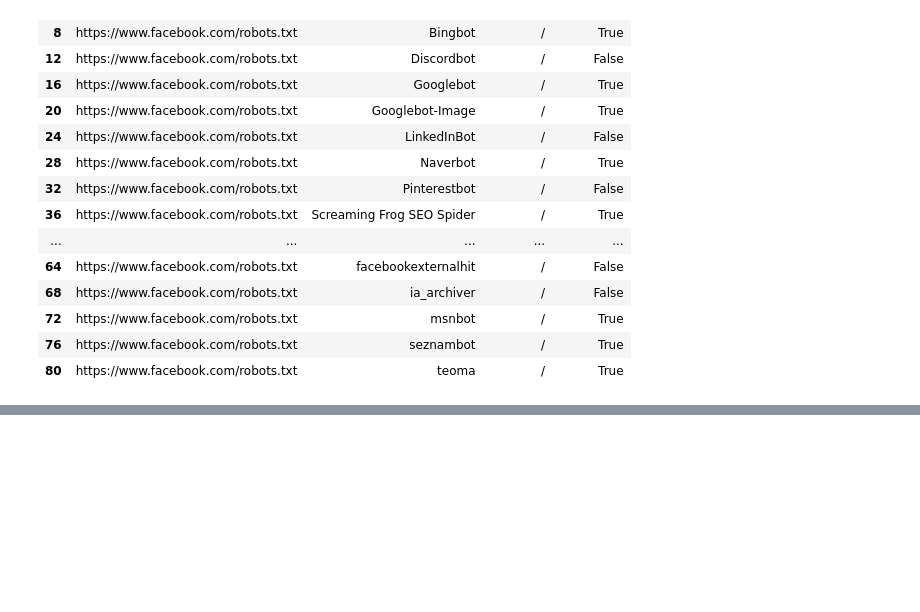
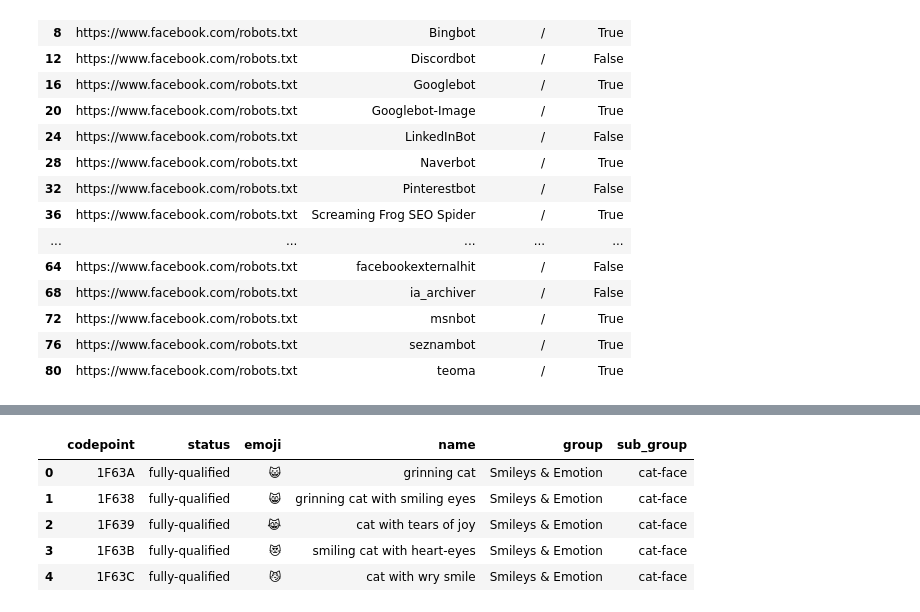
Before and after one commit to georgeyoumansjr/advertools, a Jupyter notebook: useAdvertools/testKeyW.ipynb, the cells around one changed output, grey strips where cells are left out. Cells and saved outputs as stored; diff of their text form; code cells hidden in the pictures; blank space fills up the shorter version.

```diff
--- a/useAdvertools/testKeyW.ipynb
+++ b/useAdvertools/testKeyW.ipynb
@@ -89,0 +191,12 @@ fb_test.query('url_path== "/"')
+# %%
+import advertools as adv
+
+vegetable_emoji = adv.emoji_search('cat')
+vegetable_emoji.head()
+# %% [output]
+|  | codepoint | status | emoji | name | group | sub_group |
+| 0 | 1F63A | fully-qualified | 😺 | grinning cat | Smileys & Emotion | cat-face |
+| 1 | 1F638 | fully-qualified | 😸 | grinning cat with smiling eyes | Smileys & Emotion | cat-face |
+| 2 | 1F639 | fully-qualified | 😹 | cat with tears of joy | Smileys & Emotion | cat-face |
+| 3 | 1F63B | fully-qualified | 😻 | smiling cat with heart-eyes | Smileys & Emotion | cat-face |
+| 4 | 1F63C | fully-qualified | 😼 | cat with wry smile | Smileys & Emotion | cat-face |
```
Also changed, not shown: parts of 19 cells of this notebook, 3 other files.
